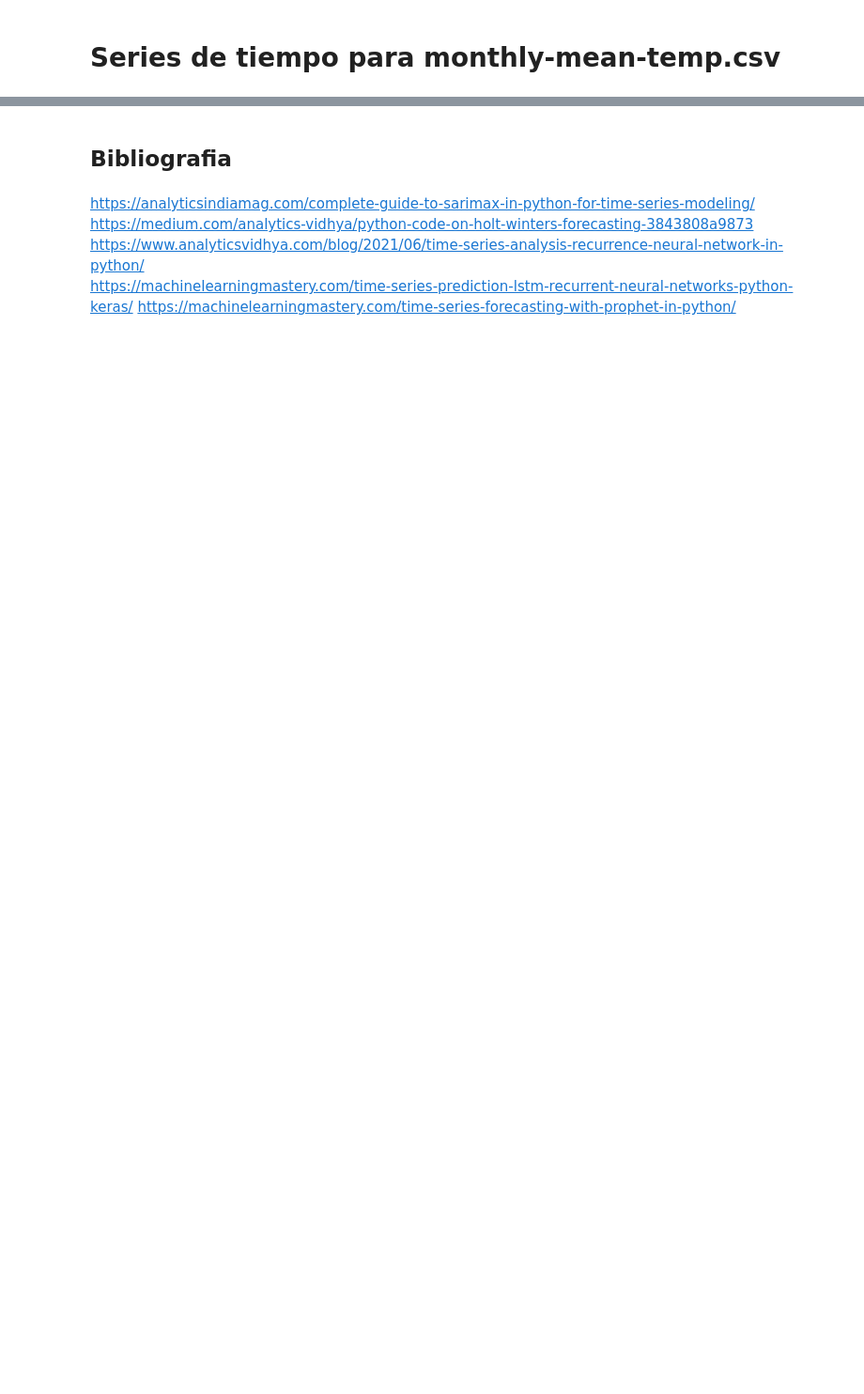
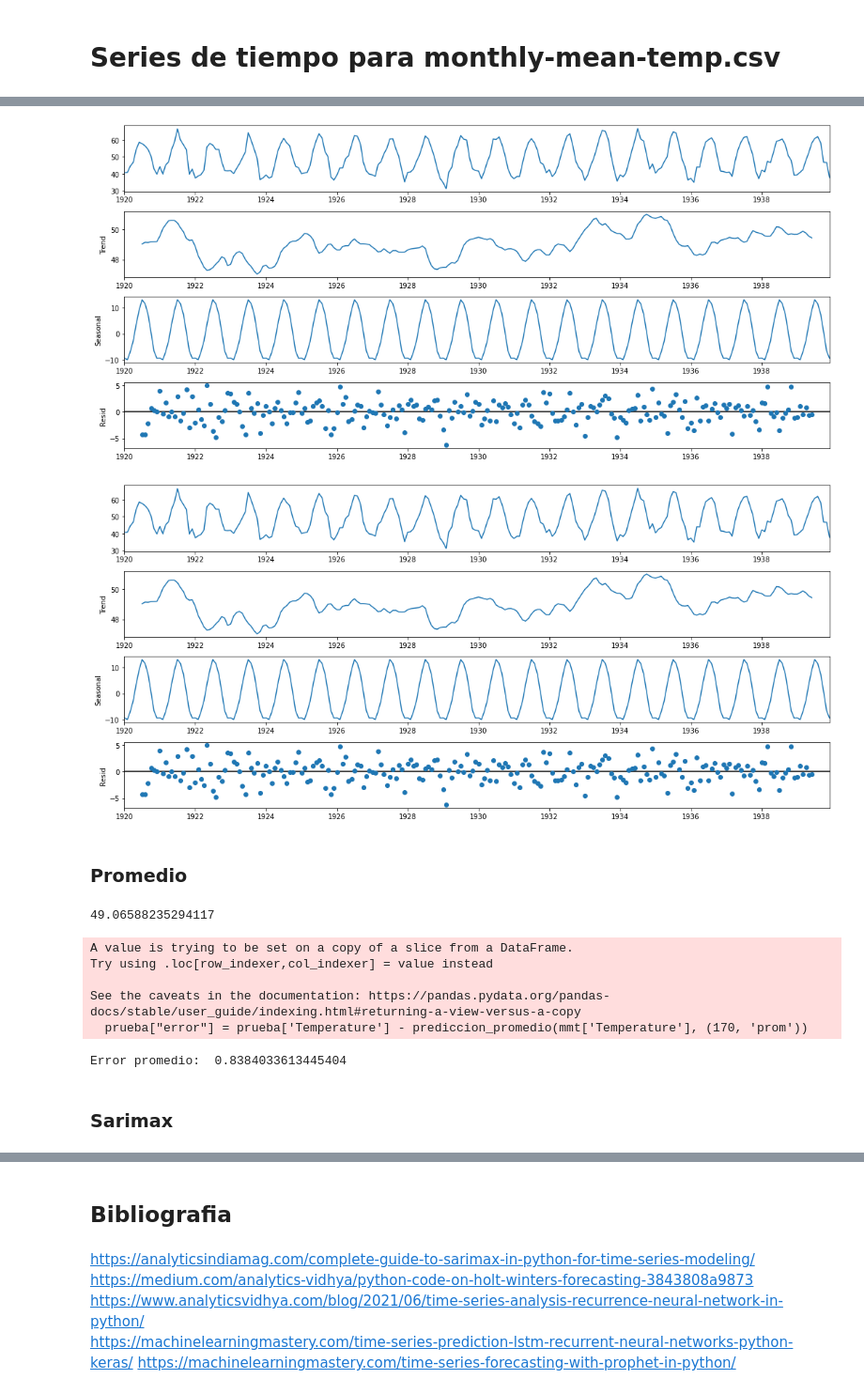
Before and after one commit to ricardoVA999/Lab7-DS, a Jupyter notebook: lab7.ipynb, the cells around one changed output, grey strips where cells are left out. Shown at 94% size. Saved outputs shown, nothing was run; the diff lists cells and outputs as text; code cells hidden in the pictures; blank space fills up the shorter version.

```diff
--- a/lab7.ipynb
+++ b/lab7.ipynb
@@ -1119,2 +725,4 @@ RMSE:  2895.3150456445223
 # %% [markdown]
 # Series de tiempo para monthly-mean-temp.csv
+# %%
+mmt = pd.read_csv("monthly-mean-temp.csv", encoding='latin1')
@@ -1120,0 +750,4 @@ RMSE:  2895.3150456445223
+# %%
+mmt.index = pd.to_datetime(mmt['Month'])
+mmt.drop(columns='Month',inplace=True)
+mmt.head()
@@ -1120,0 +764,26 @@ RMSE:  2895.3150456445223
+# %%
+decompose_data = sm.tsa.seasonal_decompose(mmt, model="additive")
+decompose_data.plot()
+# %% [output]
+[figure, added]
+[figure, added]
+# %% [markdown]
+### Promedio
+# %%
+print(prediccion_promedio(mmt['Temperature'], (170, 'prom')))
+# %% [output]
+49.06588235294117
+# %%
+prueba["error"] = prueba['Temperature'] - prediccion_promedio(mmt['Temperature'], (170, 'prom'))
+# %% [output]
+A value is trying to be set on a copy of a slice from a DataFrame.
+Try using .loc[row_indexer,col_indexer] = value instead
+
+See the caveats in the documentation: https://pandas.pydata.org/pandas-docs/stable/user_guide/indexing.html#returning-a-view-versus-a-copy
+  prueba["error"] = prueba['Temperature'] - prediccion_promedio(mmt['Temperature'], (170, 'prom'))
+# %%
+print("Error promedio: ", prueba.error.mean())
+# %% [output]
+Error promedio:  0.8384033613445404
+# %% [markdown]
+### Sarimax
```
Also changed, not shown: parts of 121 cells of this notebook, 1 other file.
